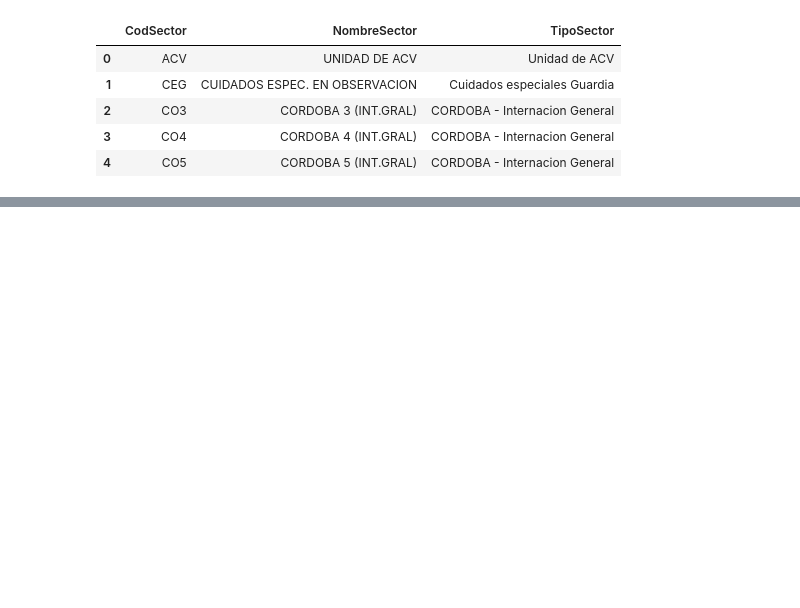
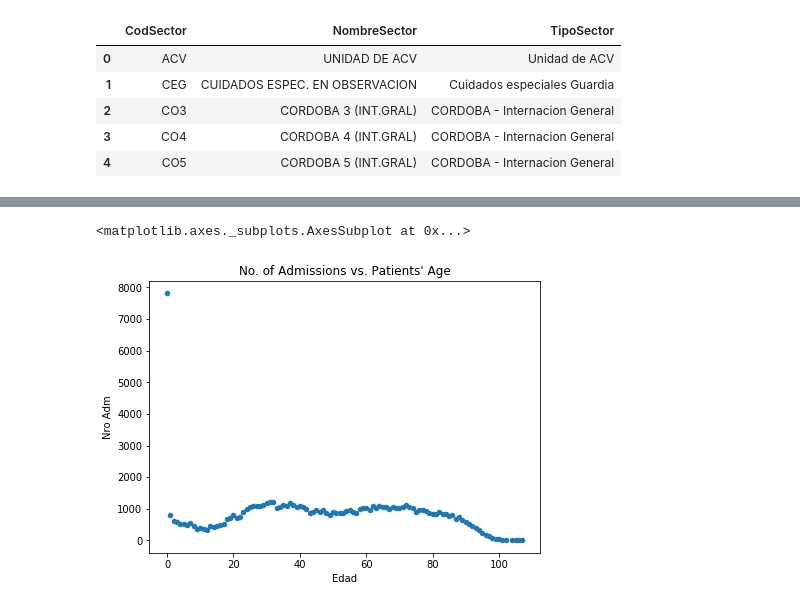
Before and after one commit to josedallavia/A-Machine-Learning-Approach-for-Optimization-of-Hospital-Bed-Utilization, a Jupyter notebook: Exploratory.ipynb, the cells around one changed output, grey strips where cells are left out. Cells and saved outputs as stored; diff of their text form; code cells hidden in the pictures; blank space fills up the shorter version.

```diff
--- a/Exploratory.ipynb
+++ b/Exploratory.ipynb
@@ -406,0 +365,6 @@ memory usage: 729.9+ MB
+# %%
+internaciones.groupby(['Edad'], as_index=False).count().plot.scatter(x='Edad', y='Nro Adm', figsize=(7,5), title=
+                                                                    'No. of Admissions vs. Patients\' Age' )
+# %% [output]
+<matplotlib.axes._subplots.AxesSubplot at 0x...>
+[figure, added]
```
Also changed, not shown: parts of 197 cells of this notebook.
